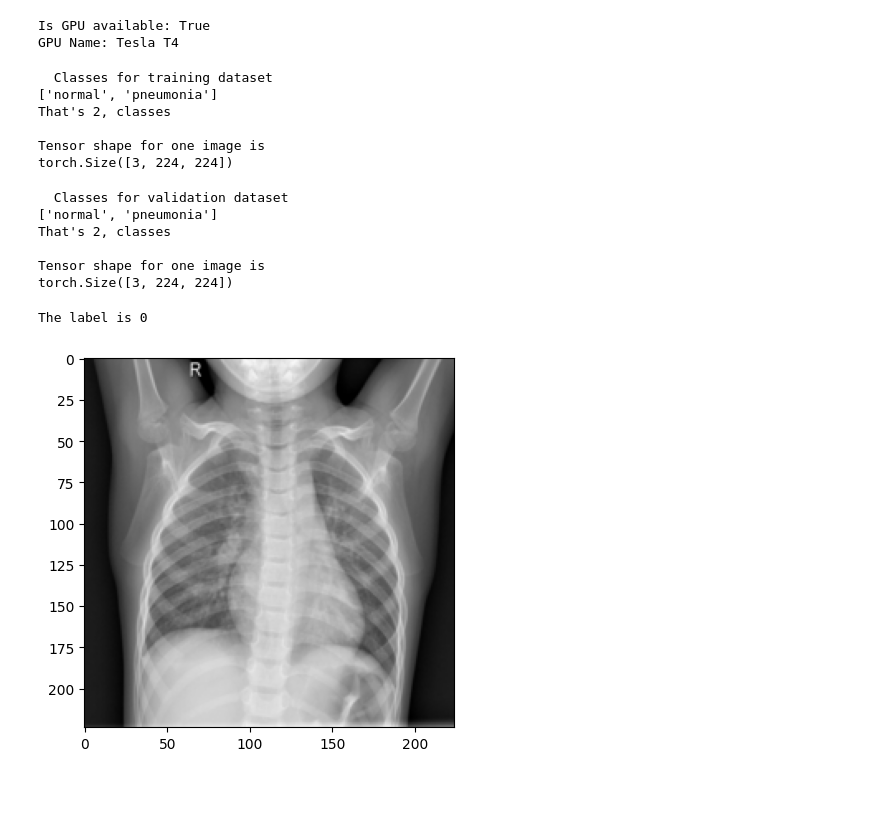
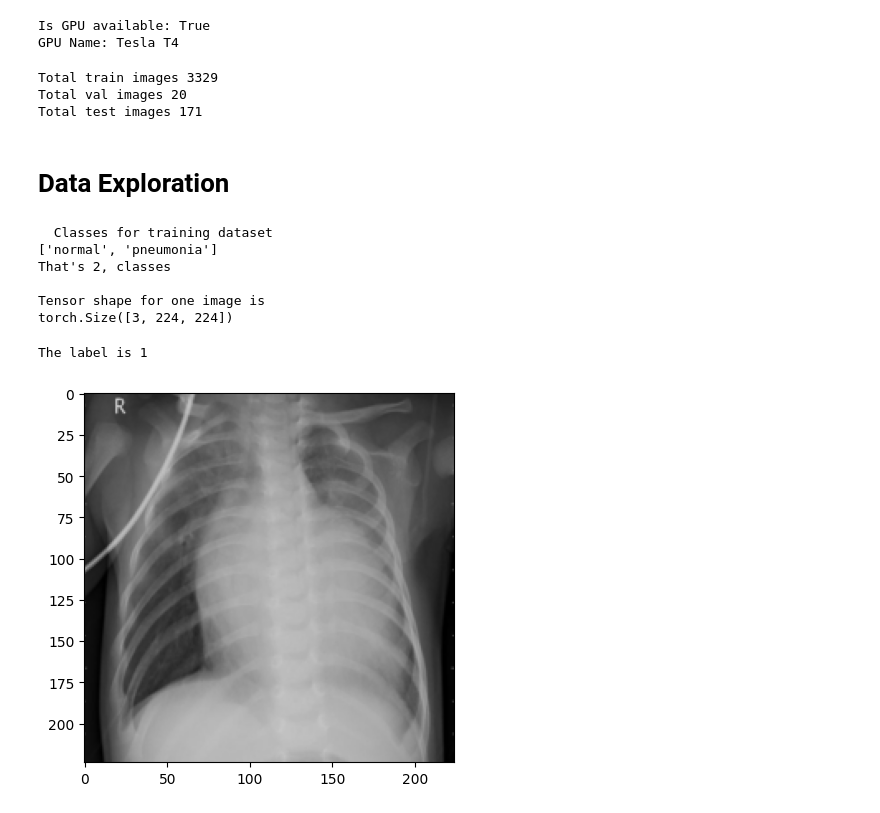
Before and after one commit to richardmukechiwa/Pnuemonia-Xray-ImageClassification, a Jupyter notebook: PnuemoniaClassification.ipynb, the cells around one changed output. Cells and saved outputs as stored; diff of their text form; code cells hidden in the pictures.

```diff
--- a/PnuemoniaClassification.ipynb
+++ b/PnuemoniaClassification.ipynb
@@ -89,3 +90,15 @@ val_dataset = datasets.ImageFolder(root = val_path, transform = transform)
+# %%
+
+#Total number datapoints in each dataset
+print("Total train images", len(train_dataset))
+print("Total val images", len(val_dataset))
+print("Total test images", len(test_dataset))
+# %% [output]
+Total train images 3329
+Total val images 20
+Total test images 171
+# %% [markdown]
+# **Data Exploration**
 # %%
 #checking train dataset classes
 print("  Classes for training dataset")
@@ -101,27 +114,12 @@ That's 2, classes
 
 Tensor shape for one image is
 torch.Size([3, 224, 224])
-# %%
-#checking train dataset classes
-print("  Classes for validation dataset")
-print(val_dataset.classes)
-print(f"That's {len(val_dataset.classes)}, classes")
-print()
-print("Tensor shape for one image is")
-print(val_dataset[0][0].shape)
-# %% [output]
-  Classes for validation dataset
-['normal', 'pneumonia']
-That's 2, classes
-
-Tensor shape for one image is
-torch.Size([3, 224, 224])
 # %%
-# Visualizing a sample image
-image, label = train_dataset[0]
+# Visualizing a sample image for pneumonia
+image, label = train_dataset[-1]
 plt.imshow(image.permute(1, 2, 0))
 print("The label is", label)
 plt.show()
 # %% [output]
-The label is 0
+The label is 1
-[figure, old version]
+[figure, new version]
```
Also changed, not shown: parts of 5 cells of this notebook.
